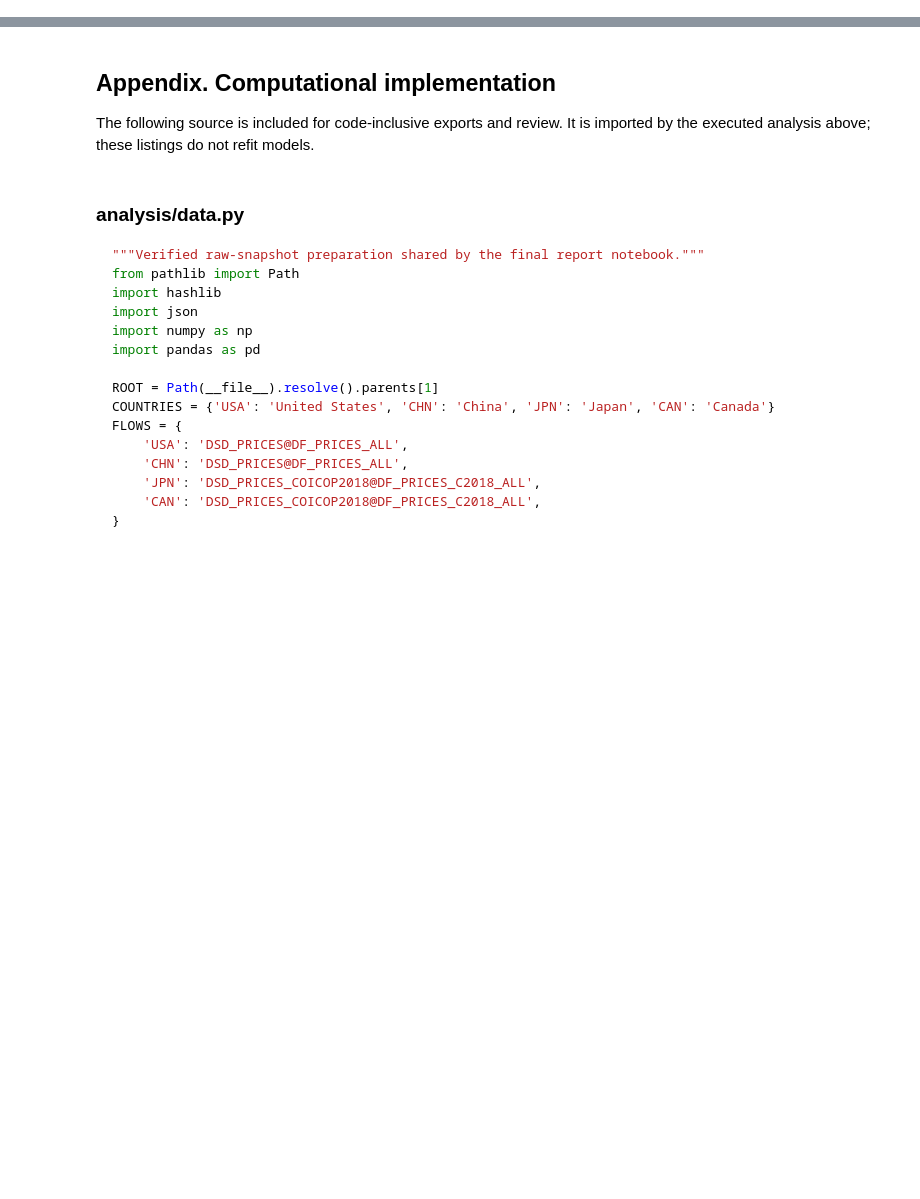
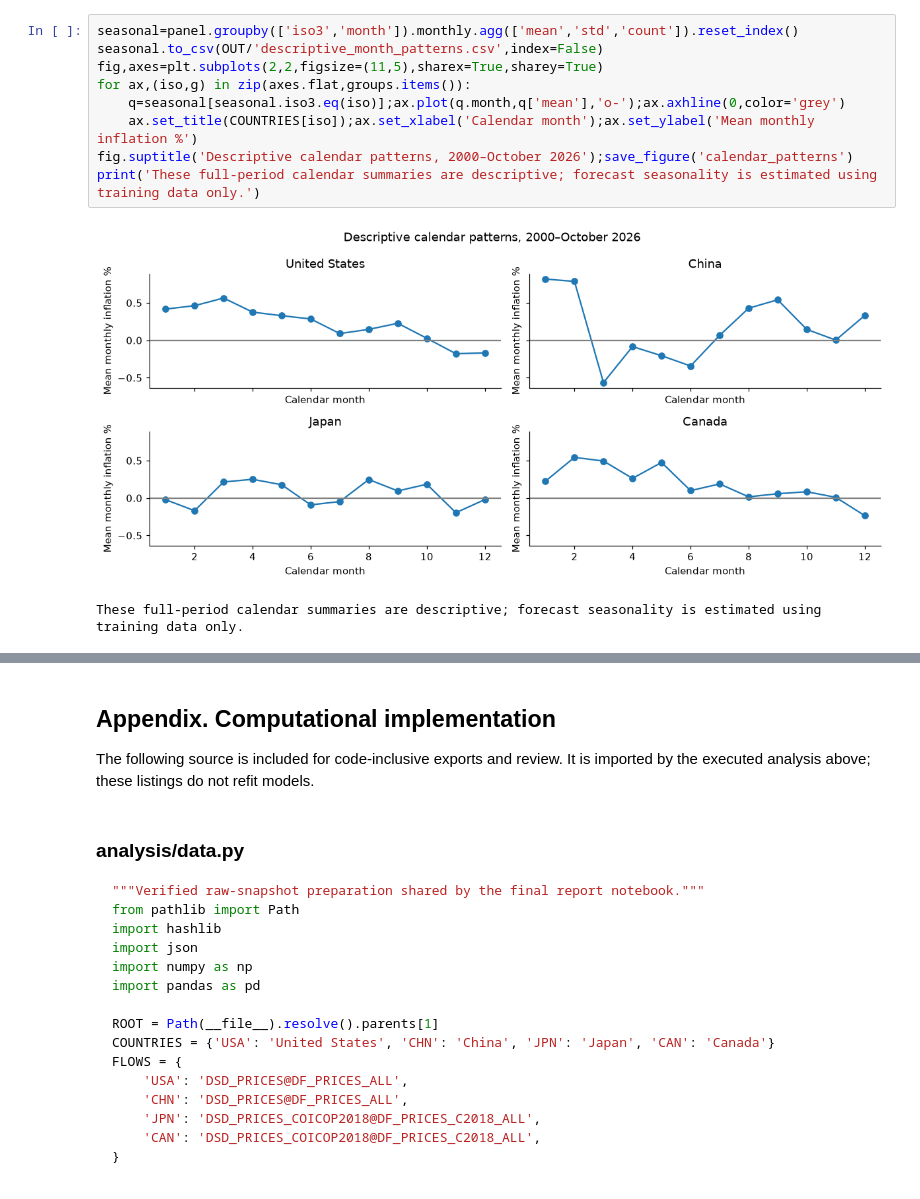
Before and after one commit to omkargadute/oil-inflation-analysis, a Jupyter notebook: notebooks/final_project.ipynb, the cells around one changed output, grey strips where cells are left out. Drawn from its saved outputs; the diff is of its cells as text; blank space fills up the shorter version.

```diff
--- a/notebooks/final_project.ipynb
+++ b/notebooks/final_project.ipynb
@@ -945,0 +181,12 @@ Computational sections complete. Submission PDF pagination and the group screenc
+# %%
+seasonal=panel.groupby(['iso3','month']).monthly.agg(['mean','std','count']).reset_index()
+seasonal.to_csv(OUT/'descriptive_month_patterns.csv',index=False)
+fig,axes=plt.subplots(2,2,figsize=(11,5),sharex=True,sharey=True)
+for ax,(iso,g) in zip(axes.flat,groups.items()):
+    q=seasonal[seasonal.iso3.eq(iso)];ax.plot(q.month,q['mean'],'o-');ax.axhline(0,color='grey')
+    ax.set_title(COUNTRIES[iso]);ax.set_xlabel('Calendar month');ax.set_ylabel('Mean monthly inflation %')
+fig.suptitle('Descriptive calendar patterns, 2000–October 2026');save_figure('calendar_patterns')
+print('These full-period calendar summaries are descriptive; forecast seasonality is estimated using training data only.')
+# %% [output]
+[figure, added]
+These full-period calendar summaries are descriptive; forecast seasonality is estimated using training data only.
```
Also changed, not shown: parts of 55 cells of this notebook, 51 other files.
